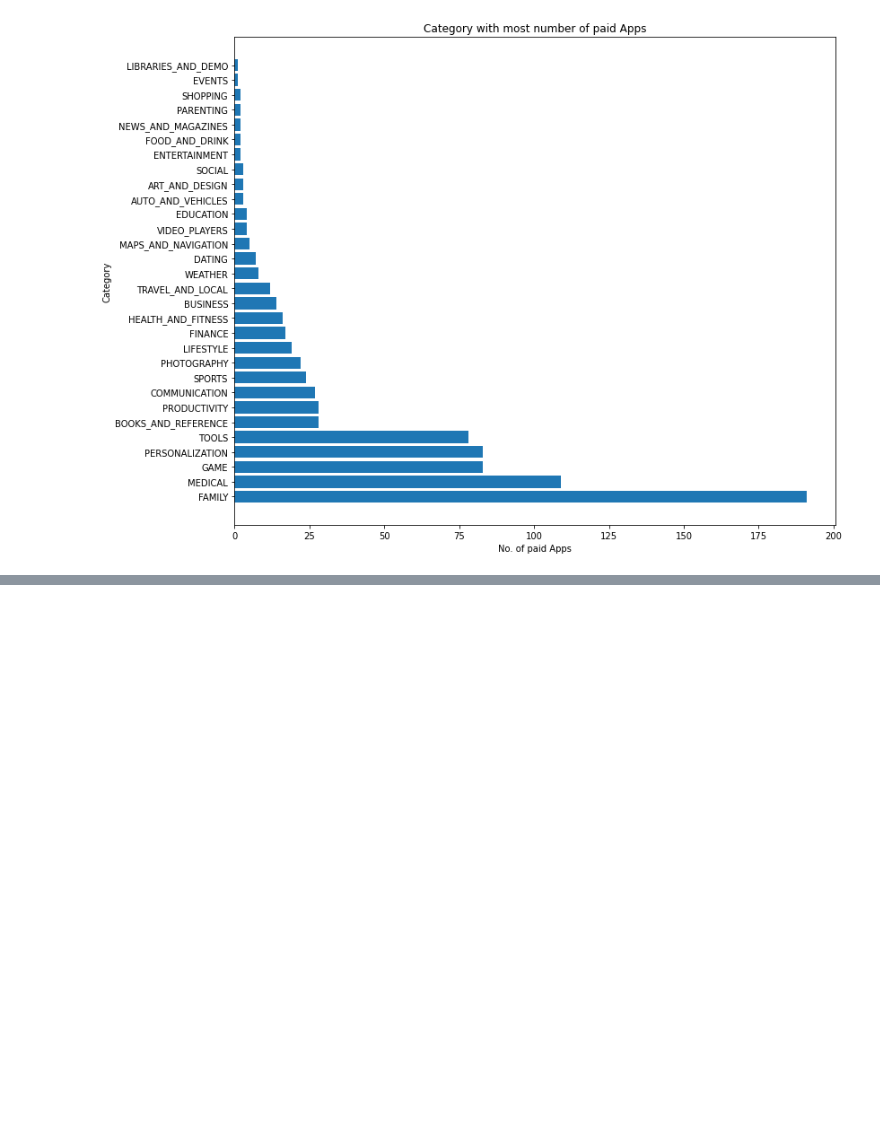
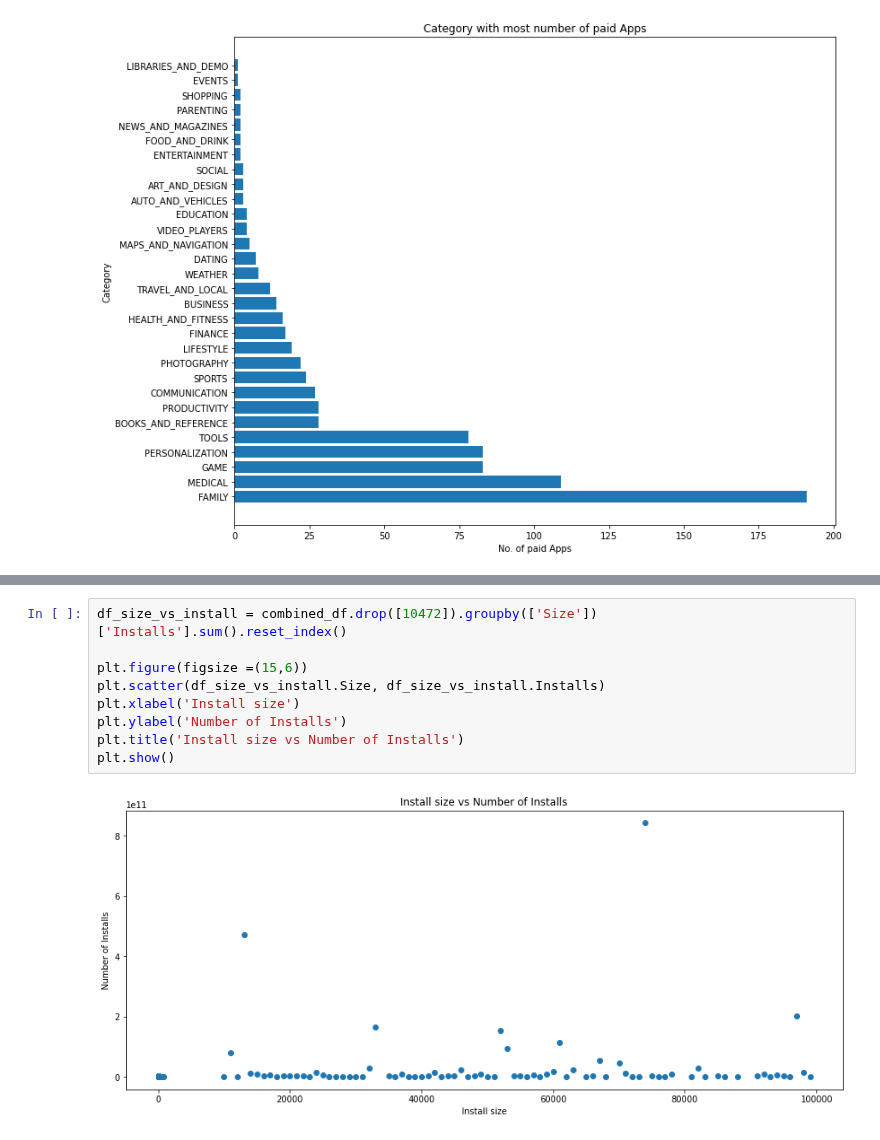
Before and after one commit to Preetirai-tech/Play-Store-App-Review-Analysis, a Jupyter notebook: Play_Store_App_Review_Analysis_Capstone_Project.ipynb, the cells around one changed output, grey strips where cells are left out. Saved outputs shown, nothing was run; the diff lists cells and outputs as text; blank space fills up the shorter version.

```diff
--- a/Play_Store_App_Review_Analysis_Capstone_Project.ipynb
+++ b/Play_Store_App_Review_Analysis_Capstone_Project.ipynb
@@ -281,0 +300,11 @@ plt.show()
+# %%
+df_size_vs_install = combined_df.drop([10472]).groupby(['Size'])['Installs'].sum().reset_index()
+
+plt.figure(figsize =(15,6))
+plt.scatter(df_size_vs_install.Size, df_size_vs_install.Installs)
+plt.xlabel('Install size')
+plt.ylabel('Number of Installs')
+plt.title('Install size vs Number of Installs')
+plt.show()
+# %% [output]
+[figure, added]
```
Also changed, not shown: parts of 2 cells of this notebook.
